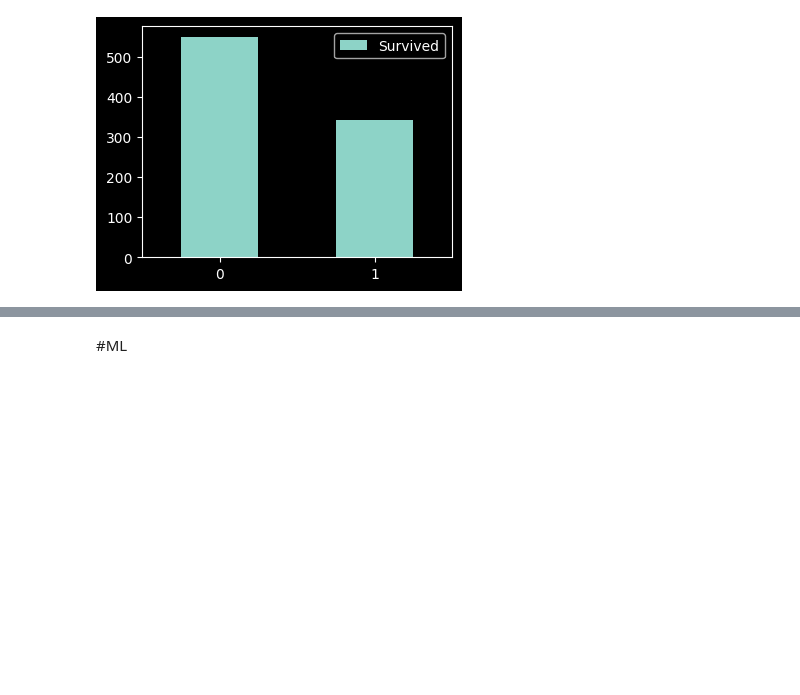
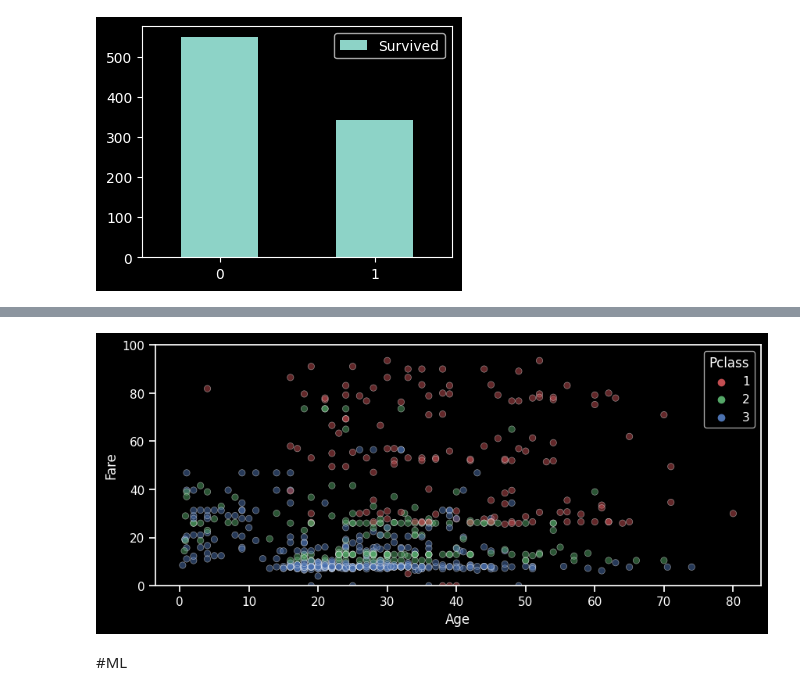
Before and after one commit to Deiimen/Data-Analytics, a Jupyter notebook: Colab-Notebooks/Titanic LogisticRegression ML.ipynb, the cells around one changed output, grey strips where cells are left out. Saved outputs shown, nothing was run; the diff lists cells and outputs as text; code cells hidden in the pictures; blank space fills up the shorter version.

```diff
--- a/Colab-Notebooks/Titanic LogisticRegression ML.ipynb
+++ b/Colab-Notebooks/Titanic LogisticRegression ML.ipynb
@@ -110,3 +113,9 @@ dtype: float64
+# %%
+plt.figure(figsize=(10, 4))
+sb.scatterplot(x=df['Age'], y=df['Fare'], hue=df['Pclass'], palette=['r','g','b'], alpha=0.5)
+plt.ylim(0, 100);
+# %% [output]
+[figure, added]
 # %% [markdown]
 #ML
 # %% [markdown]
```
Also changed, not shown: parts of 24 cells of this notebook.
